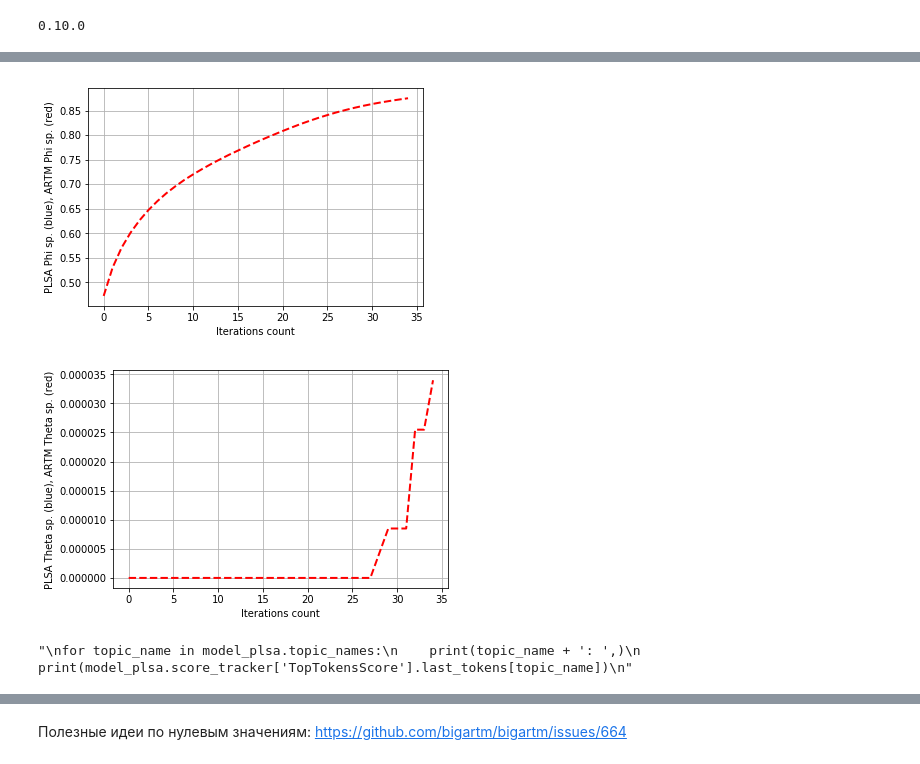
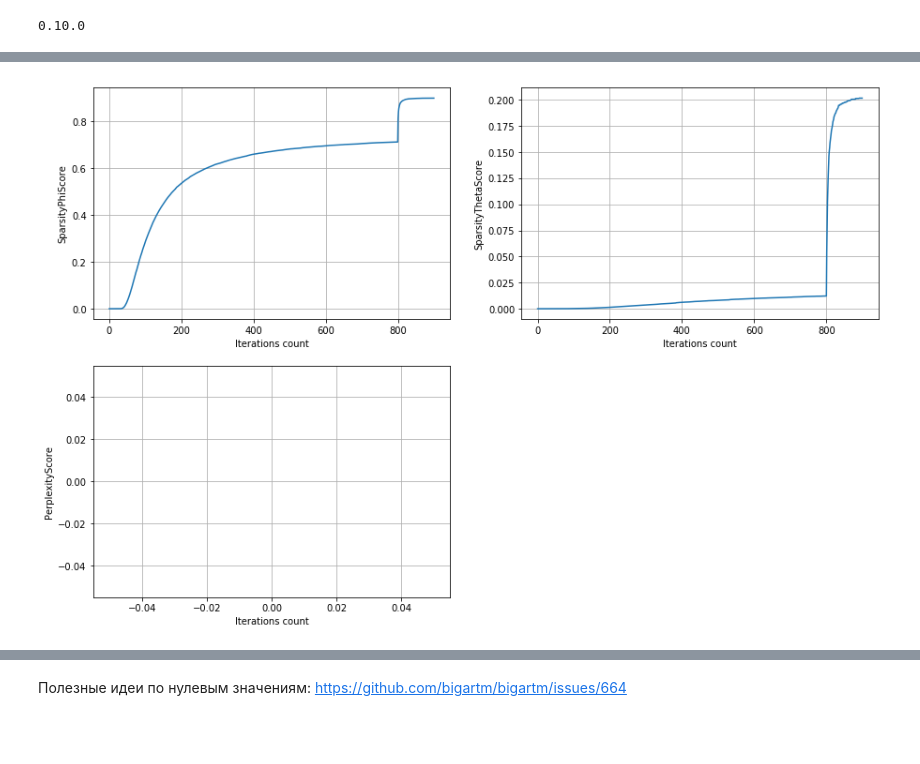
Before and after one commit to Kirmark/bachelor-qualification-work, a Jupyter notebook: application/models/create_model.ipynb, the cells around one changed output, grey strips where cells are left out. Saved outputs shown, nothing was run; the diff lists cells and outputs as text; code cells hidden in the pictures; blank space fills up the shorter version.

```diff
--- a/application/models/create_model.ipynb
+++ b/application/models/create_model.ipynb
@@ -72,17 +90,6 @@ model_artm.initialize(dictionary=dictionary)
 # %%
-#model_plsa.scores.add(artm.SparsityPhiScore(name='SparsityPhiScore'))
-#model_plsa.scores.add(artm.SparsityThetaScore(name='SparsityThetaScore'))
-#model_plsa.scores.add(artm.TopicKernelScore(name='TopicKernelScore', probability_mass_threshold=0.3))
-
+# Установка отслеживаемых параметров
 model_artm.scores.add(artm.SparsityPhiScore(name='SparsityPhiScore'))
 model_artm.scores.add(artm.SparsityThetaScore(name='SparsityThetaScore'))
-model_artm.scores.add(artm.TopicKernelScore(name='TopicKernelScore', probability_mass_threshold=0.3))
-#model_plsa.scores.add(artm.TopTokensScore(name='TopTokensScore', num_tokens=6))
 model_artm.scores.add(artm.TopTokensScore(name='TopTokensScore', num_tokens=6))
+#model_artm.scores.add(artm.TopicKernelScore(name='TopicKernelScore', probability_mass_threshold=0.3))
-# %%
-model_artm.regularizers.add(artm.SmoothSparsePhiRegularizer(name='SparsePhi', tau=-0.1))
-model_artm.regularizers.add(artm.DecorrelatorPhiRegularizer(name='DecorrelatorPhi', tau=1.5e+5))
-
-model_artm.regularizers['SparsePhi'].tau = -0.2
-model_artm.regularizers['SparseTheta'].tau = -0.2
-model_artm.regularizers['DecorrelatorPhi'].tau = 2.5e+5
@@ -92,3 +105,3 @@ model_artm.num_document_passes = 1
 # %%
-#model_plsa.fit_offline(batch_vectorizer=batch_vectorizer, num_collection_passes=15)
-model_artm.fit_offline(batch_vectorizer=batch_vectorizer, num_collection_passes=15)
+# Первичное обучение модели
+model_artm.fit_offline(batch_vectorizer=batch_vectorizer, num_collection_passes=500)
@@ -151,34 +108,27 @@ print_measures(model_plsa, model_artm)
-# %%
-#model_plsa.fit_offline(batch_vectorizer=batch_vectorizer, num_collection_passes=20)
-model_artm.fit_offline(batch_vectorizer=batch_vectorizer, num_collection_passes=20)
-# %%
-plt.plot(
-    #range(model_plsa.num_phi_updates), model_plsa.score_tracker['SparsityPhiScore'].value, 'b--',
-    range(model_artm.num_phi_updates), model_artm.score_tracker['SparsityPhiScore'].value, 'r--', linewidth=2
-)
-plt.xlabel('Iterations count')
-plt.ylabel('PLSA Phi sp. (blue), ARTM Phi sp. (red)')
-plt.grid(True)
-plt.show()
-
-plt.plot(
-    #range(model_plsa.num_phi_updates), model_plsa.score_tracker['SparsityThetaScore'].value, 'b--',
-    range(model_artm.num_phi_updates), model_artm.score_tracker['SparsityThetaScore'].value, 'r--', linewidth=2)
-plt.xlabel('Iterations count')
-plt.ylabel('PLSA Theta sp. (blue), ARTM Theta sp. (red)')
-plt.grid(True)
-plt.show()
-# %% [output]
-[figure, removed]
-[figure, removed]
-# %%
-'''
-for topic_name in model_plsa.topic_names:
-    print(topic_name + ': ',)
-    print(model_plsa.score_tracker['TopTokensScore'].last_tokens[topic_name])
-'''
-# %% [output]
-"\nfor topic_name in model_plsa.topic_names:\n    print(topic_name + ': ',)\n    print(model_plsa.score_tracker['TopTokensScore'].last_tokens[topic_name])\n"
+# %%
+fig = plt.figure(figsize=(15, 10))
+
+ax1 = fig.add_subplot(221)   #top left
+ax1.plot(model_artm.score_tracker["SparsityPhiScore"].value)
+ax1.set_xlabel('Iterations count')
+ax1.set_ylabel('SparsityPhiScore')
+ax1.grid(True)
+
+ax2 = fig.add_subplot(222)   #top right
+ax2.plot(model_artm.score_tracker["SparsityThetaScore"].value)
+ax2.set_xlabel('Iterations count')
+ax2.set_ylabel('SparsityThetaScore')
+ax2.grid(True)
+
+ax3 = fig.add_subplot(223)   #bottom left
+ax3.plot(model_artm.score_tracker["PerplexityScore"].value)
+ax3.set_xlabel('Iterations count')
+ax3.set_ylabel('PerplexityScore')
+ax3.grid(True)
+
+plt.show()
+# %% [output]
+[figure, added]
 # %%
 for topic_name in model_artm.topic_names:
     print(topic_name + ': ',)
```
Also changed, not shown: parts of 20 cells of this notebook, 1 other file.
